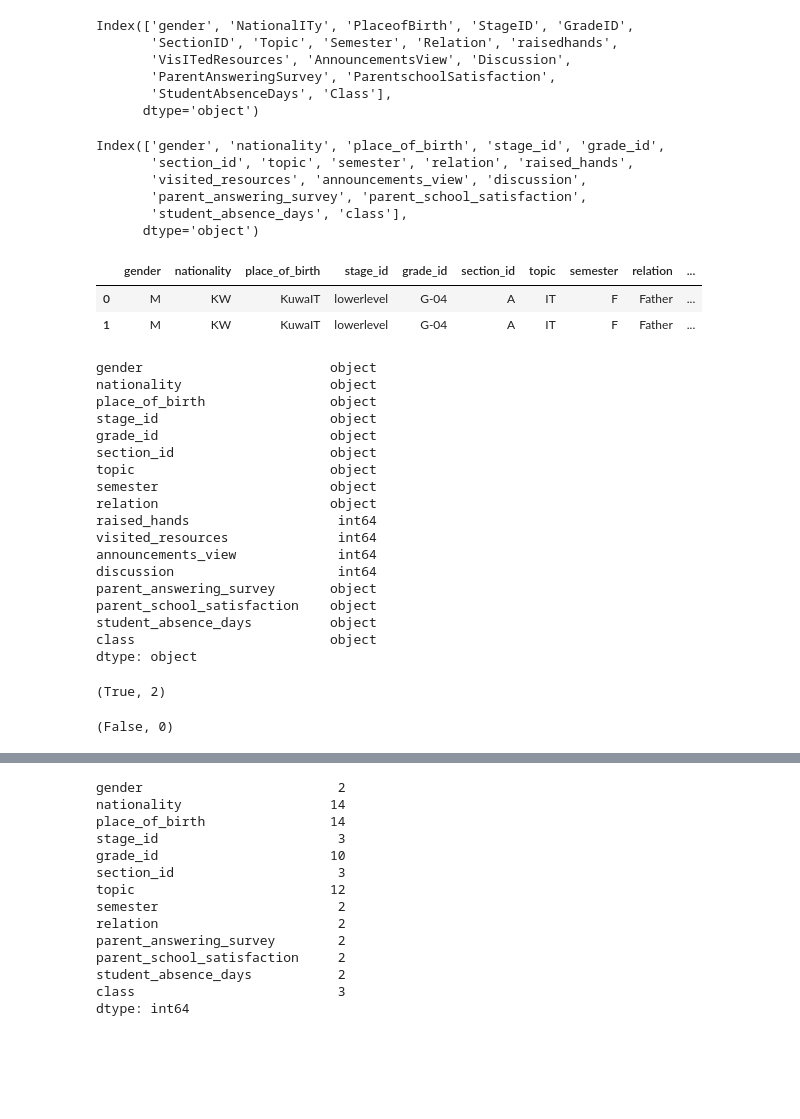
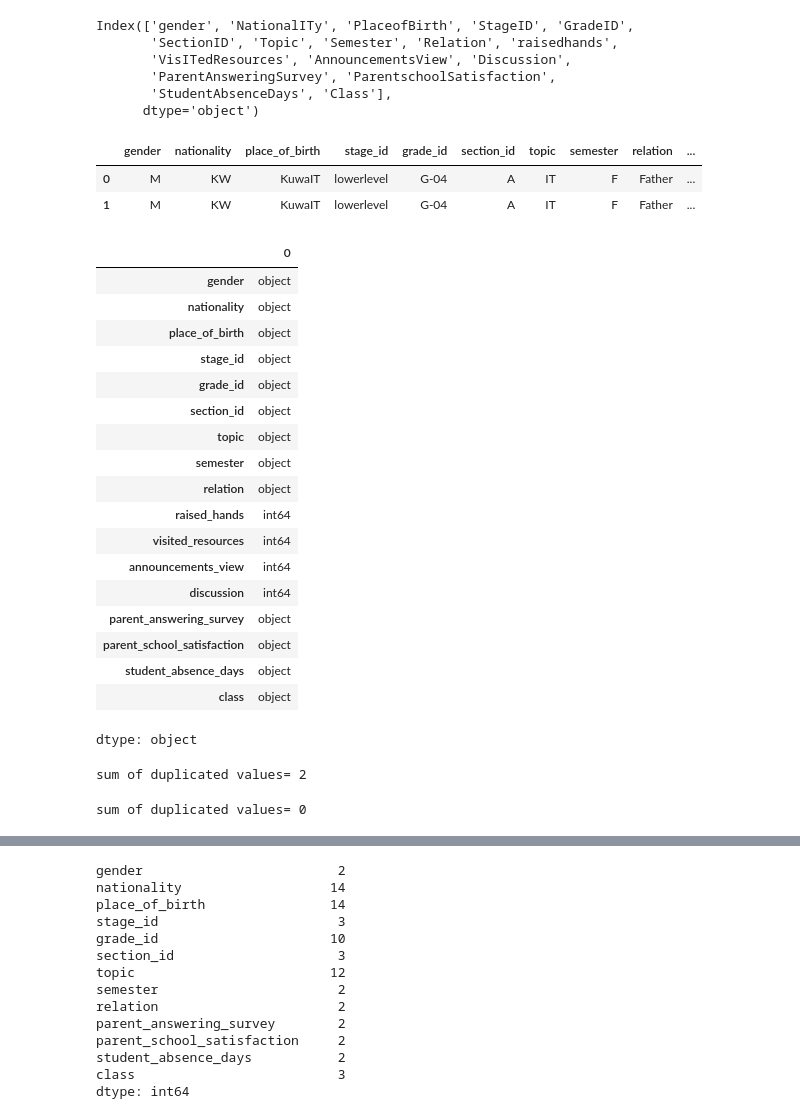
Before and after one commit to AhmAnwar/Students-Academic-Performance-Dataset_EDA, a Jupyter notebook: students-academic-performance-dataset-eda.ipynb, the cells around one changed output, grey strips where cells are left out. Drawn from its saved outputs; the diff is of its cells as text; code cells hidden in the pictures; blank space fills up the shorter version.

```diff
--- a/students-academic-performance-dataset-eda.ipynb
+++ b/students-academic-performance-dataset-eda.ipynb
@@ -13,3 +17,3 @@ from plotly.subplots import make_subplots
 # %%
-performance = pd.read_csv('/kaggle/input/xAPI-Edu-Data/xAPI-Edu-Data.csv')
+df= pd.read_csv('/content/drive/MyDrive/Learning/Datasets/Education_Data.csv')
 # %%
@@ -37,20 +41,9 @@ Index(['gender', 'NationalITy', 'PlaceofBirth', 'StageID', 'GradeID',
 # %%
 # change column names by best practice situation
 
-performance.columns = ['gender', 'nationality', 'place_of_birth', 'stage_id', 'grade_id',
+df.columns = ['gender', 'nationality', 'place_of_birth', 'stage_id', 'grade_id',
        'section_id', 'topic', 'semester', 'relation', 'raised_hands',
        'visited_resources', 'announcements_view', 'discussion',
        'parent_answering_survey', 'parent_school_satisfaction',
        'student_absence_days', 'class']
-# %%
-# check again
-
-performance.columns
-# %% [output]
-Index(['gender', 'nationality', 'place_of_birth', 'stage_id', 'grade_id',
-       'section_id', 'topic', 'semester', 'relation', 'raised_hands',
-       'visited_resources', 'announcements_view', 'discussion',
-       'parent_answering_survey', 'parent_school_satisfaction',
-       'student_absence_days', 'class'],
-      dtype='object')
 # %%
@@ -62,32 +55,33 @@ performance.head(2)
 # %%
 # check data type
 
-performance.dtypes
+df.dtypes
 # %% [output]
+|  | 0 |
+| gender | object |
+| nationality | object |
+| place_of_birth | object |
+| stage_id | object |
+| grade_id | object |
+| section_id | object |
+| topic | object |
+| semester | object |
+| relation | object |
+| raised_hands | int64 |
+| visited_resources | int64 |
+| announcements_view | int64 |
+| discussion | int64 |
+| parent_answering_survey | object |
+| parent_school_satisfaction | object |
+| student_absence_days | object |
+| class | object |
-gender                        object
-nationality                   object
-place_of_birth                object
-stage_id                      object
-grade_id                      object
-section_id                    object
-topic                         object
-semester                      object
-relation                      object
-raised_hands                   int64
-visited_resources              int64
-announcements_view             int64
-discussion                     int64
-parent_answering_survey       object
-parent_school_satisfaction    object
-student_absence_days          object
-class                         object
 dtype: object
 # %%
 # check duplicated values
 
-performance.duplicated().any(), performance.duplicated().sum()
+print(f'sum of duplicated values= {df.duplicated().sum()}')
 # %% [output]
-(True, 2)
+sum of duplicated values= 2
 # %%
 # drop duplicated values
 
@@ -95,9 +89,9 @@ performance.drop_duplicates(inplace=True)
 # %%
 # check duplicated values again
 
-performance.duplicated().any(), performance.duplicated().sum()
+print(f'sum of duplicated values= {df.duplicated().sum()}')
 # %% [output]
-(False, 0)
+sum of duplicated values= 0
 # %%
 # check null values
 
```
Also changed, not shown: parts of 10 cells of this notebook.
